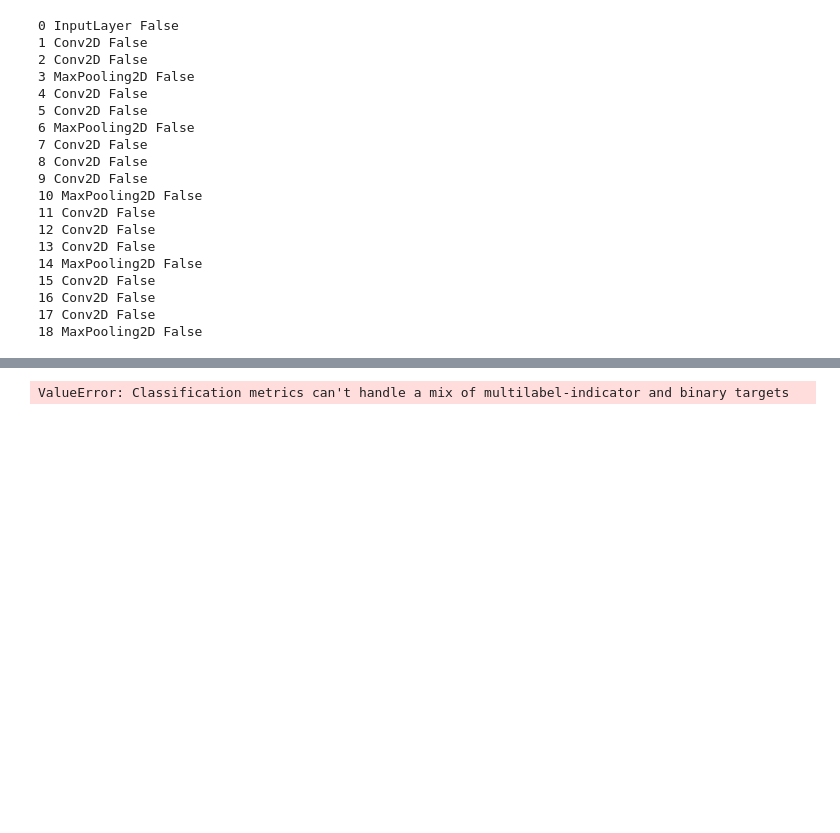
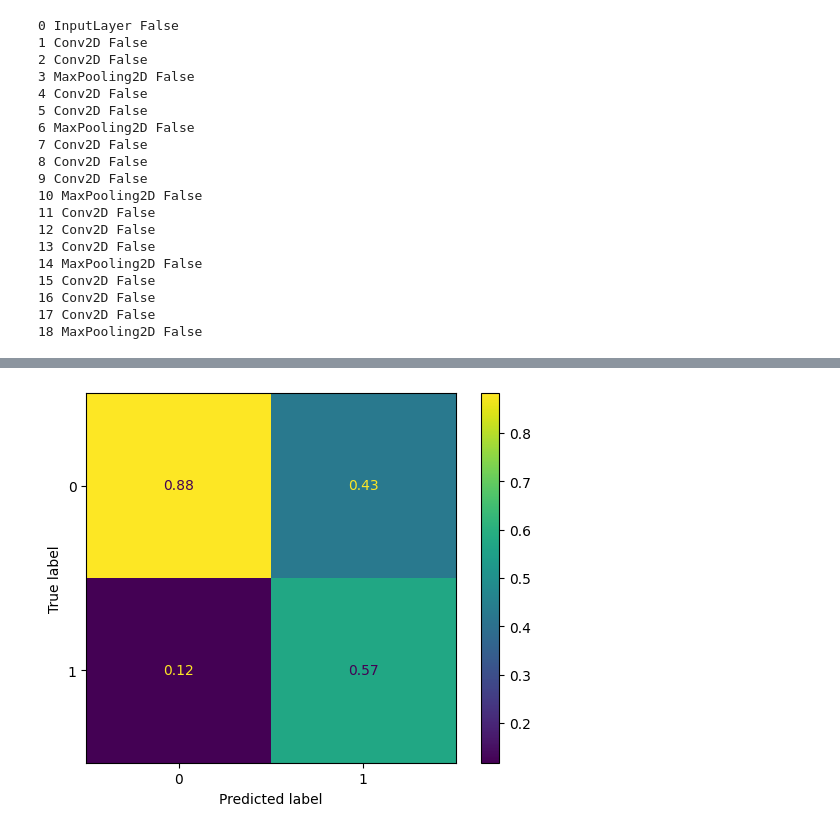
Before and after one commit to Marinku099/Sci-project-m5, a Jupyter notebook: Code/Depressed-DataClassify.ipynb, the cells around one changed output, grey strips where cells are left out. Saved outputs shown, nothing was run; the diff lists cells and outputs as text; code cells hidden in the pictures; blank space fills up the shorter version.

```diff
--- a/Code/Depressed-DataClassify.ipynb
+++ b/Code/Depressed-DataClassify.ipynb
@@ -233,5 +250,5 @@ from sklearn.metrics import f1_score, accuracy_score, confusion_matrix, Confusio
 # %%
 # Assuming you have already trained your model and have x_test and y_test
-y_pred = model.predict(x_train)
 y_pred = np.argmax(y_pred, axis=1)  # Convert probabilities to class labels
 #y_test = np.argmax(y_test, axis=1)  # Convert one-hot encoded labels to class labels
+Y_train = np.argmax(y_train, axis=1)
@@ -298,11 +296,11 @@ pd.DataFrame(y_train)
 # %%
-result = confusion_matrix(y_train, y_pred, normalize='pred')
+result = confusion_matrix(Y_train, y_pred, normalize='pred')
 disp = ConfusionMatrixDisplay(confusion_matrix=result)
 
 disp.plot()
 plt.show()
 # %% [output]
-ValueError: Classification metrics can't handle a mix of multilabel-indicator and binary targets
+[figure, added]
 # %%
 rimg = []
 testPath = r"data_label"
```
Also changed, not shown: parts of 18 cells of this notebook.
